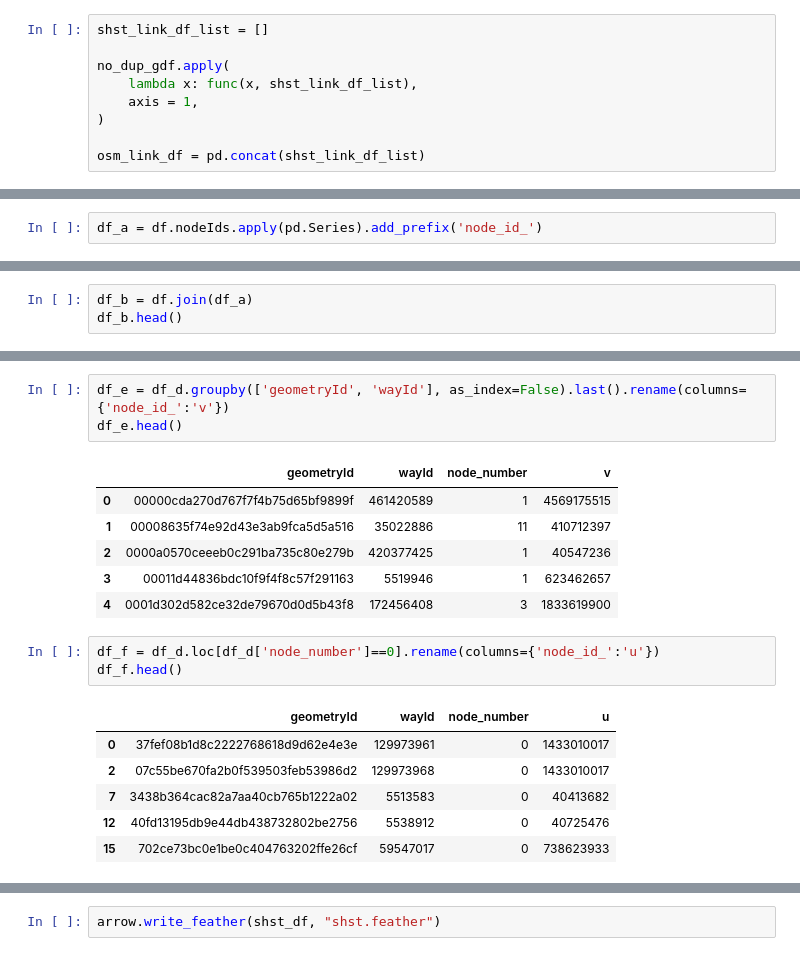
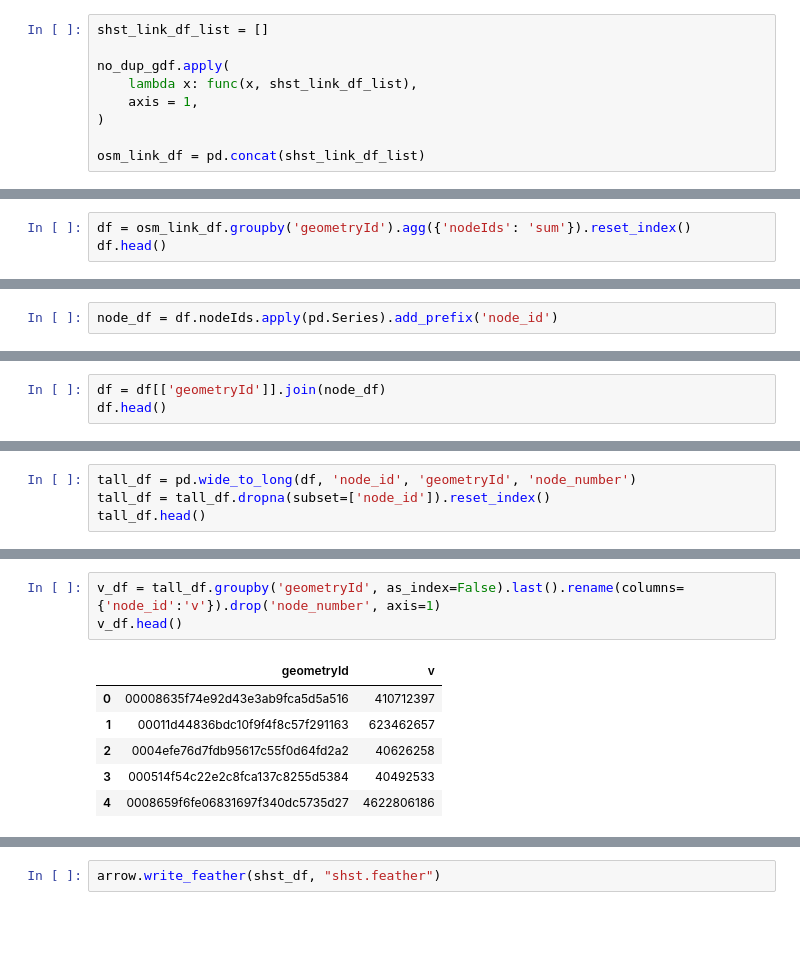
Before and after one commit to DavidOry/osm-extract-validator, a Jupyter notebook: osmnx_extract.ipynb, the cells around one changed output, grey strips where cells are left out. Saved outputs shown, nothing was run; the diff lists cells and outputs as text; blank space fills up the shorter version.

```diff
--- a/osmnx_extract.ipynb
+++ b/osmnx_extract.ipynb
@@ -169,0 +122,3 @@ df = shst_gdf[['id', 'nodeIds']]
+# %%
+df = osm_link_df.groupby('geometryId').agg({'nodeIds': 'sum'}).reset_index()
+df.head()
@@ -170,2 +132,2 @@ df = shst_gdf[['id', 'nodeIds']]
 # %%
-df_a = df.nodeIds.apply(pd.Series).add_prefix('node_id_')
+node_df = df.nodeIds.apply(pd.Series).add_prefix('node_id')
@@ -180,4 +134,4 @@ df_a = df.nodeIds.apply(pd.Series).add_prefix('node_id_')
 # %%
-df_b = df.join(df_a)
-df_b.head()
+df = df[['geometryId']].join(node_df)
+df.head()
 # %% [output]
@@ -207,0 +145,4 @@ df_d.head()
+# %%
+tall_df = pd.wide_to_long(df, 'node_id', 'geometryId', 'node_number')
+tall_df = tall_df.dropna(subset=['node_id']).reset_index()
+tall_df.head()
@@ -208,20 +166,10 @@ df_d.head()
 # %%
-df_e = df_d.groupby(['geometryId', 'wayId'], as_index=False).last().rename(columns={'node_id_':'v'})
-df_e.head()
+v_df = tall_df.groupby('geometryId', as_index=False).last().rename(columns={'node_id':'v'}).drop('node_number', axis=1)
+v_df.head()
 # %% [output]
-|  | geometryId | wayId | node_number | v |
-| 0 | 00000cda270d767f7f4b75d65bf9899f | 461420589 | 1 | 4569175515 |
-| 1 | 00008635f74e92d43e3ab9fca5d5a516 | 35022886 | 11 | 410712397 |
-| 2 | 0000a0570ceeeb0c291ba735c80e279b | 420377425 | 1 | 40547236 |
-| 3 | 00011d44836bdc10f9f4f8c57f291163 | 5519946 | 1 | 623462657 |
-| 4 | 0001d302d582ce32de79670d0d5b43f8 | 172456408 | 3 | 1833619900 |
+|  | geometryId | v |
+| 0 | 00008635f74e92d43e3ab9fca5d5a516 | 410712397 |
+| 1 | 00011d44836bdc10f9f4f8c57f291163 | 623462657 |
+| 2 | 0004efe76d7fdb95617c55f0d64fd2a2 | 40626258 |
+| 3 | 000514f54c22e2c8fca137c8255d5384 | 40492533 |
+| 4 | 0008659f6fe06831697f340dc5735d27 | 4622806186 |
-# %%
-df_f = df_d.loc[df_d['node_number']==0].rename(columns={'node_id_':'u'})
-df_f.head()
-# %% [output]
-|  | geometryId | wayId | node_number | u |
-| 0 | 37fef08b1d8c2222768618d9d62e4e3e | 129973961 | 0 | 1433010017 |
-| 2 | 07c55be670fa2b0f539503feb53986d2 | 129973968 | 0 | 1433010017 |
-| 7 | 3438b364cac82a7aa40cb765b1222a02 | 5513583 | 0 | 40413682 |
-| 12 | 40fd13195db9e44db438732802be2756 | 5538912 | 0 | 40725476 |
-| 15 | 702ce73bc0e1be0c404763202ffe26cf | 59547017 | 0 | 738623933 |
```
Also changed, not shown: parts of 32 cells of this notebook, 2 other files.
